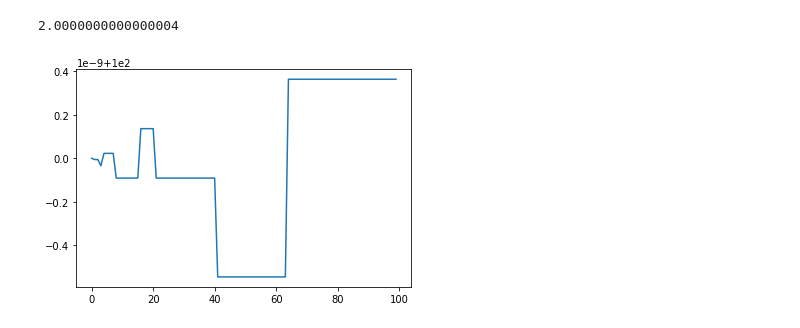
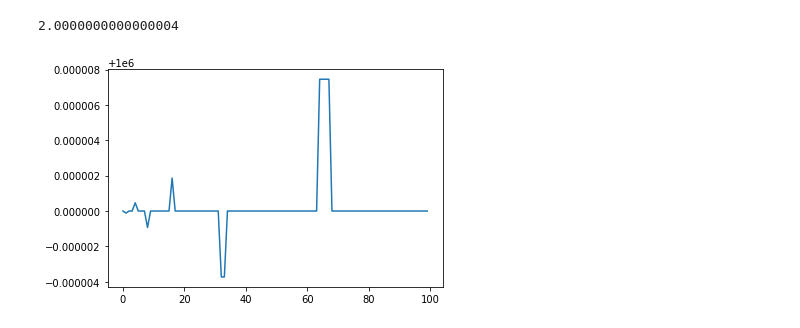
Before and after one commit to torstenschenk/BeuthDevML, a Jupyter notebook: Visual_n_Scientific_Comp/jupyter_files/vsc-00/Gleitkomma-test.ipynb, the cells around one changed output. Saved outputs shown, nothing was run; the diff lists cells and outputs as text; code cells hidden in the pictures.

```diff
--- a/Visual_n_Scientific_Comp/jupyter_files/vsc-00/Gleitkomma-test.ipynb
+++ b/Visual_n_Scientific_Comp/jupyter_files/vsc-00/Gleitkomma-test.ipynb
@@ -31,19 +33,19 @@ math.sqrt(2) * math.sqrt(2)
 # %%
 # Parabel f(x)= x^2   f(x)'=2x
 import matplotlib.pyplot as plt
 
 def f(x):
-    return 10**2*x
+    return 10**6*x
     # return x**2
 
 eps = 0.001
 grads = []
 for i in range(100):
     grad_value = (f(i+eps) - f(i) ) /eps
     grads.append (grad_value)
 
 #print(grads)
 plt.plot(grads)
 plt.show()
 # %% [output]
-[figure, old version]
+[figure, new version]
```
Also changed, not shown: parts of 1 cell of this notebook, 5 other files.
